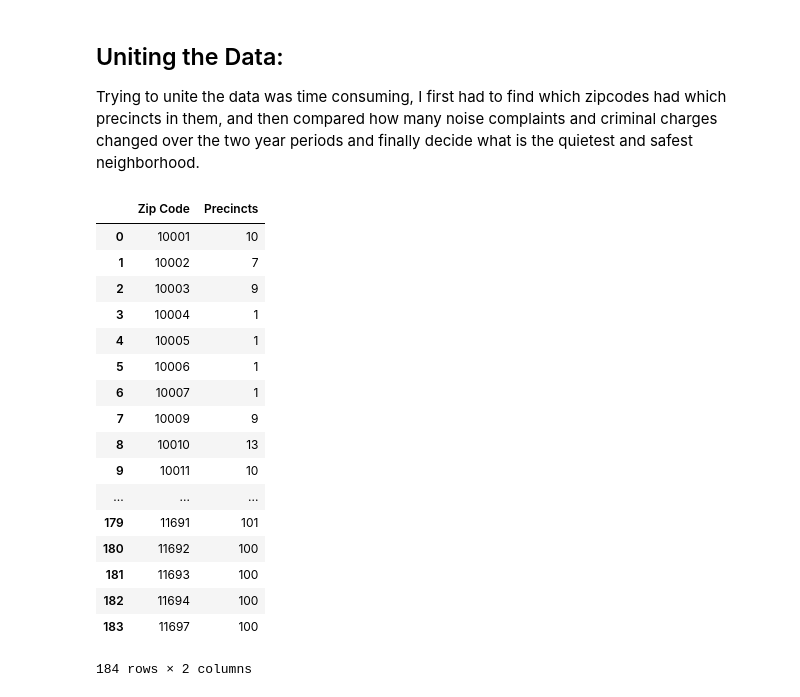
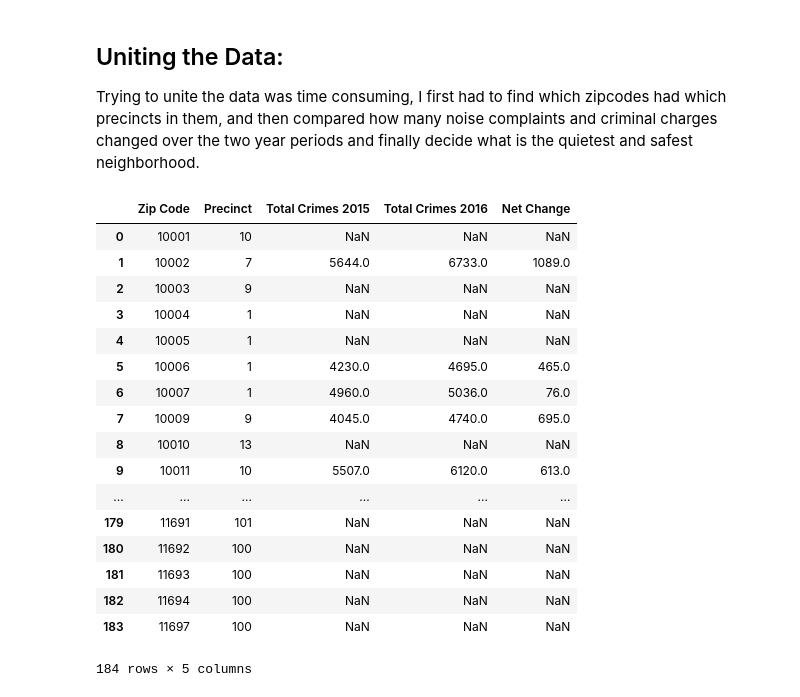
Before and after one commit to WilliamJCole/Final_Project, a Jupyter notebook: IS362 Final Project - Noise & Crime.ipynb, the cells around one changed output. Drawn from its saved outputs; the diff is of its cells as text; code cells hidden in the pictures.

```diff
--- a/IS362 Final Project - Noise & Crime.ipynb
+++ b/IS362 Final Project - Noise & Crime.ipynb
@@ -318,23 +318,24 @@ crimeDiff.plot.bar(fontsize=10,figsize= (50, 10))
 Trying to unite the data was time consuming, I first had to find which zipcodes had which precincts in them, and then compared how many noise complaints and criminal charges changed over the two year periods and finally decide what is the quietest and safest neighborhood.
 # %%
 pcntZip = pd.read_csv('https://raw.githubusercontent.com/WilliamJCole/IS362_Final_Project/master/Files/pcntzip.csv',sep=',')
-pcntZip
+zipPcnt = pd.concat([pcntZip, crimeDiff],axis=1)
+zipPcnt
 # %% [output]
-|  | Zip Code | Precincts |
-| 0 | 10001 | 10 |
-| 1 | 10002 | 7 |
-| 2 | 10003 | 9 |
-| 3 | 10004 | 1 |
-| 4 | 10005 | 1 |
-| 5 | 10006 | 1 |
-| 6 | 10007 | 1 |
-| 7 | 10009 | 9 |
-| 8 | 10010 | 13 |
-| 9 | 10011 | 10 |
-| ... | ... | ... |
-| 179 | 11691 | 101 |
-| 180 | 11692 | 100 |
-| 181 | 11693 | 100 |
-| 182 | 11694 | 100 |
-| 183 | 11697 | 100 |
+|  | Zip Code | Precinct | Total Crimes 2015 | Total Crimes 2016 | Net Change |
+| 0 | 10001 | 10 | NaN | NaN | NaN |
+| 1 | 10002 | 7 | 5644.0 | 6733.0 | 1089.0 |
+| 2 | 10003 | 9 | NaN | NaN | NaN |
+| 3 | 10004 | 1 | NaN | NaN | NaN |
+| 4 | 10005 | 1 | NaN | NaN | NaN |
+| 5 | 10006 | 1 | 4230.0 | 4695.0 | 465.0 |
+| 6 | 10007 | 1 | 4960.0 | 5036.0 | 76.0 |
+| 7 | 10009 | 9 | 4045.0 | 4740.0 | 695.0 |
+| 8 | 10010 | 13 | NaN | NaN | NaN |
+| 9 | 10011 | 10 | 5507.0 | 6120.0 | 613.0 |
+| ... | ... | ... | ... | ... | ... |
+| 179 | 11691 | 101 | NaN | NaN | NaN |
+| 180 | 11692 | 100 | NaN | NaN | NaN |
+| 181 | 11693 | 100 | NaN | NaN | NaN |
+| 182 | 11694 | 100 | NaN | NaN | NaN |
+| 183 | 11697 | 100 | NaN | NaN | NaN |
-184 rows × 2 columns
+184 rows × 5 columns
```
Also changed, not shown: parts of 2 cells of this notebook, 3 other files.
